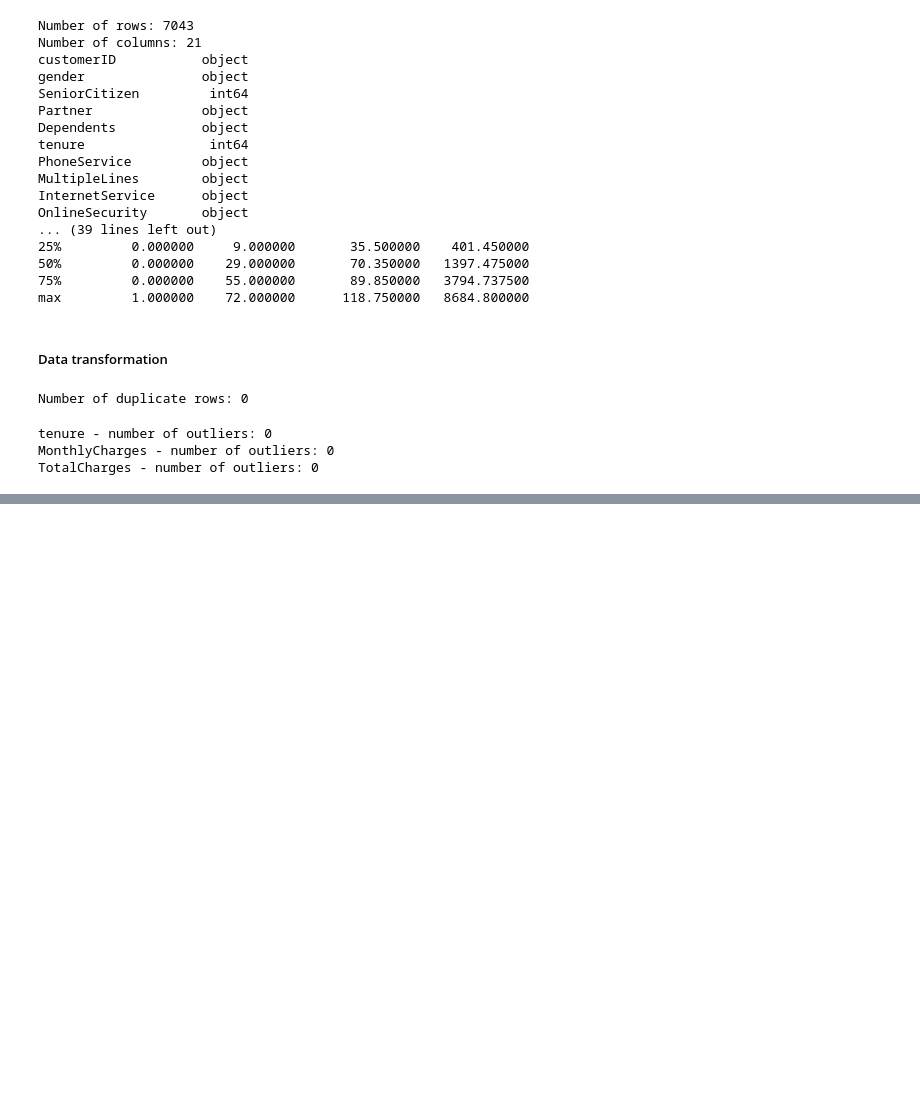
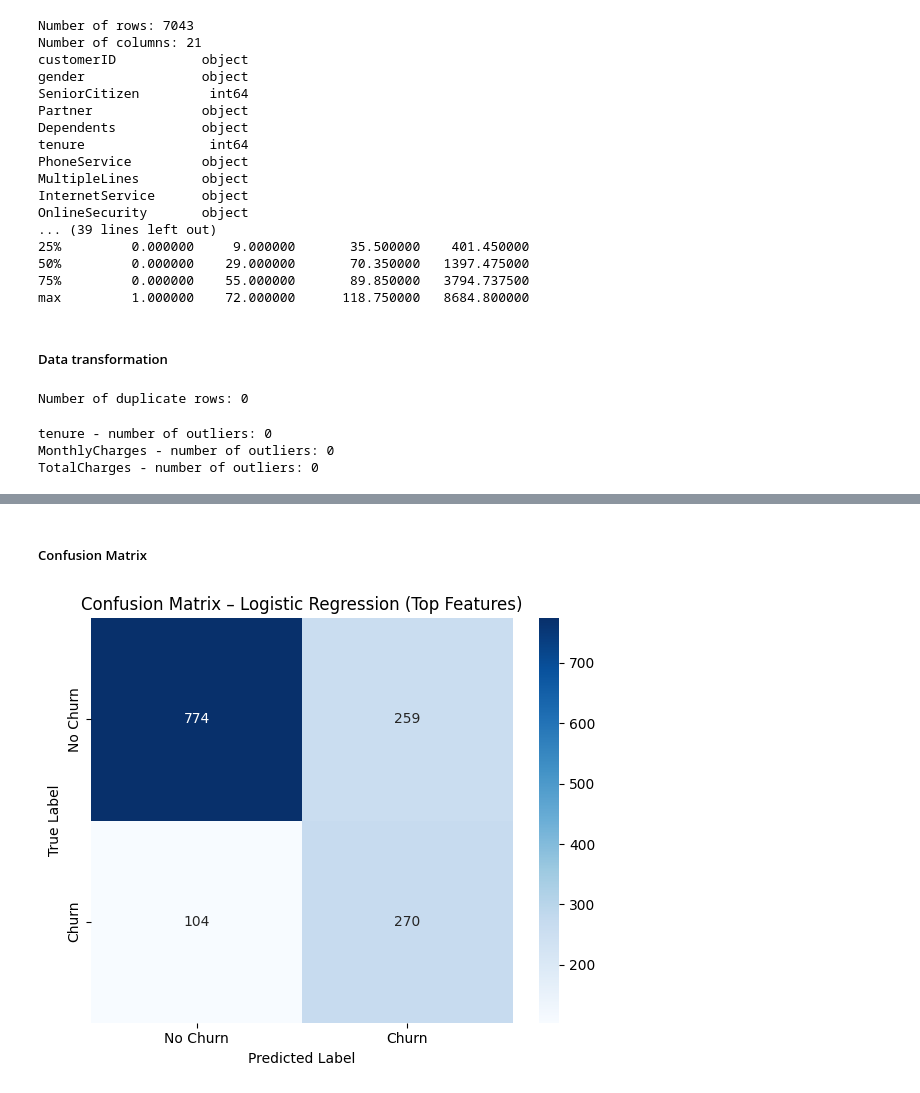
Before and after one commit to celina-ayl/data-science-project, a Jupyter notebook: predictiveModelling.ipynb, the cells around one changed output, grey strips where cells are left out. Drawn from its saved outputs; the diff is of its cells as text; code cells hidden in the pictures; blank space fills up the shorter version.

```diff
--- a/predictiveModelling.ipynb
+++ b/predictiveModelling.ipynb
@@ -199,0 +237,15 @@ See the caveats in the documentation: https://pandas.pydata.org/pandas-docs/stab
+# %% [markdown]
+##### Confusion Matrix
+# %%
+cm = confusion_matrix(y_test, y_pred)
+labels = ['No Churn', 'Churn']
+plt.figure(figsize=(6, 5))
+sns.heatmap(cm, annot=True, fmt='d', cmap='Blues',
+            xticklabels=labels, yticklabels=labels)
+plt.xlabel('Predicted Label')
+plt.ylabel('True Label')
+plt.title('Confusion Matrix – Logistic Regression (Top Features)')
+plt.tight_layout()
+plt.show()
+# %% [output]
+[figure, added]
```
Also changed, not shown: parts of 8 cells of this notebook, 1 other file.
